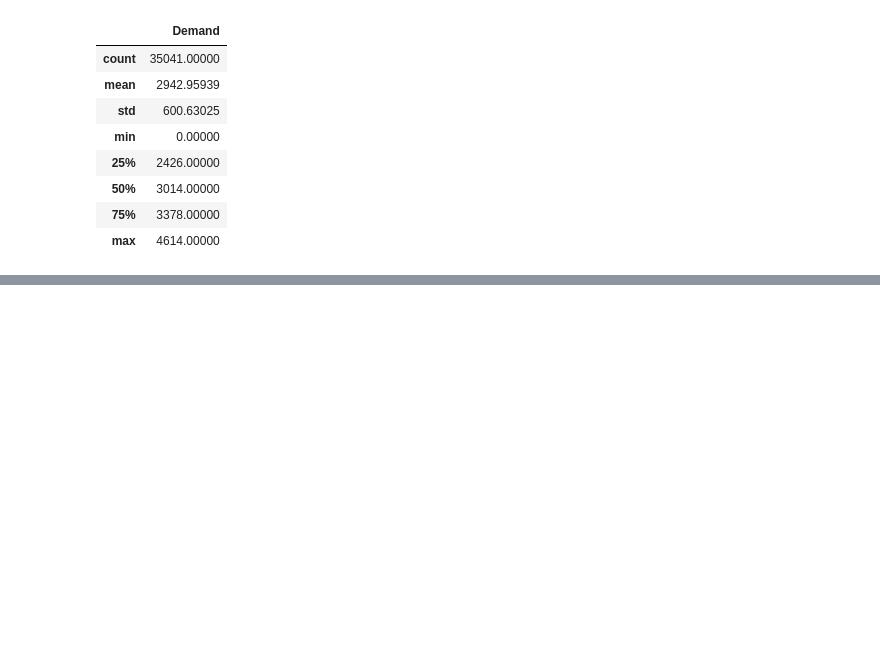
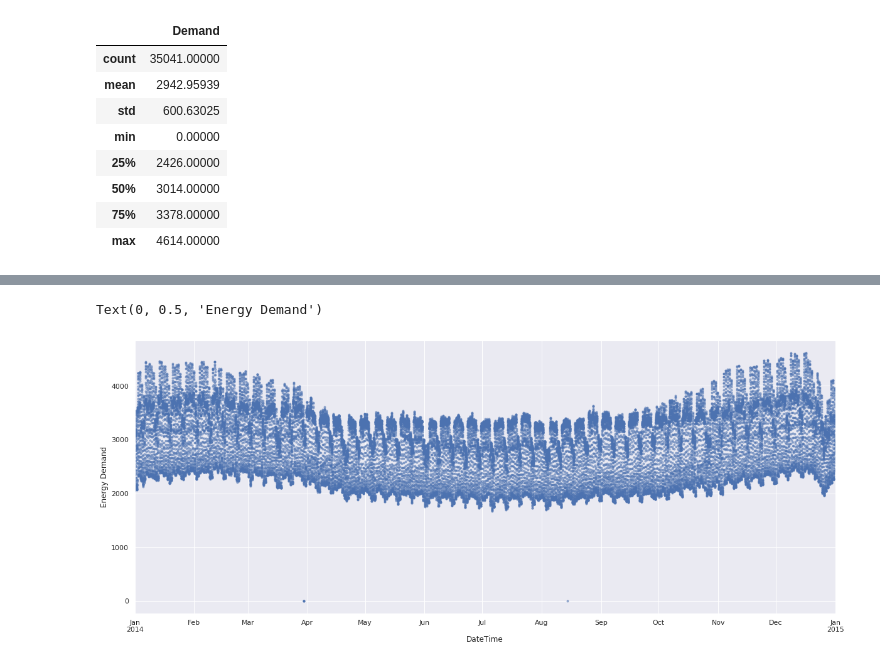
Before and after one commit to Pogayo/Artificial-Intelligence-Class, a Jupyter notebook: Perez_Ogayo_Assignment1.ipynb, the cells around one changed output, grey strips where cells are left out. Cells and saved outputs as stored; diff of their text form; code cells hidden in the pictures; blank space fills up the shorter version.

```diff
--- a/Perez_Ogayo_Assignment1.ipynb
+++ b/Perez_Ogayo_Assignment1.ipynb
@@ -106,0 +93,6 @@ dtype: object
+# %%
+ dot_fig1= energy_data["Demand"].plot(marker='.', alpha=0.5, linestyle='None', figsize=(20, 8))
+dot_fig1.set_ylabel('Energy Demand')
+# %% [output]
+Text(0, 0.5, 'Energy Demand')
+[figure, added]
```
Also changed, not shown: parts of 12 cells of this notebook.
